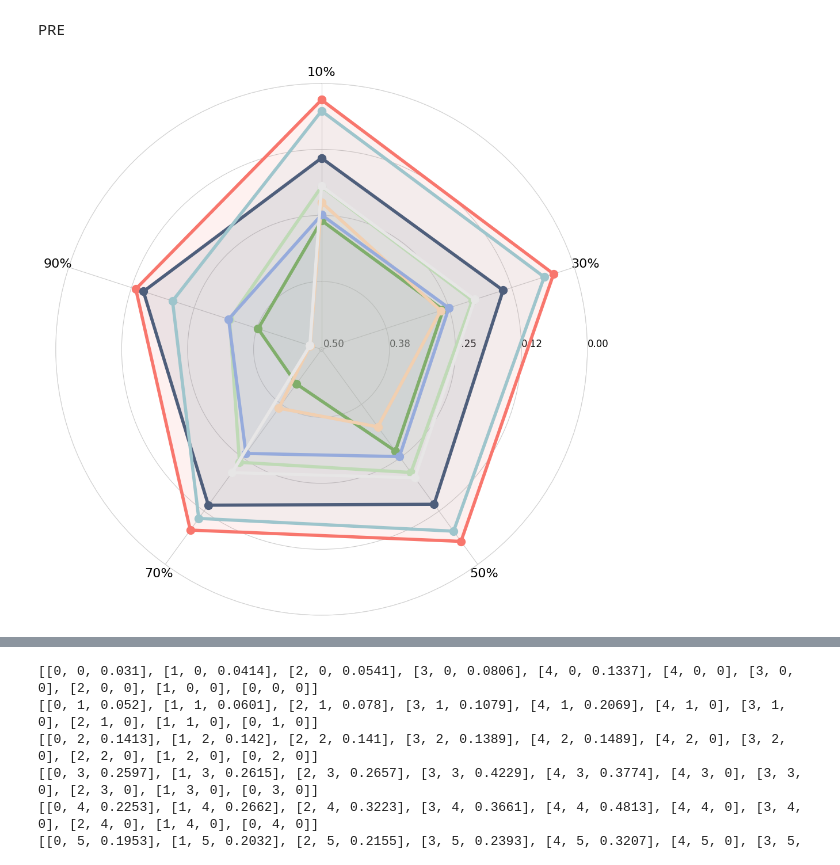
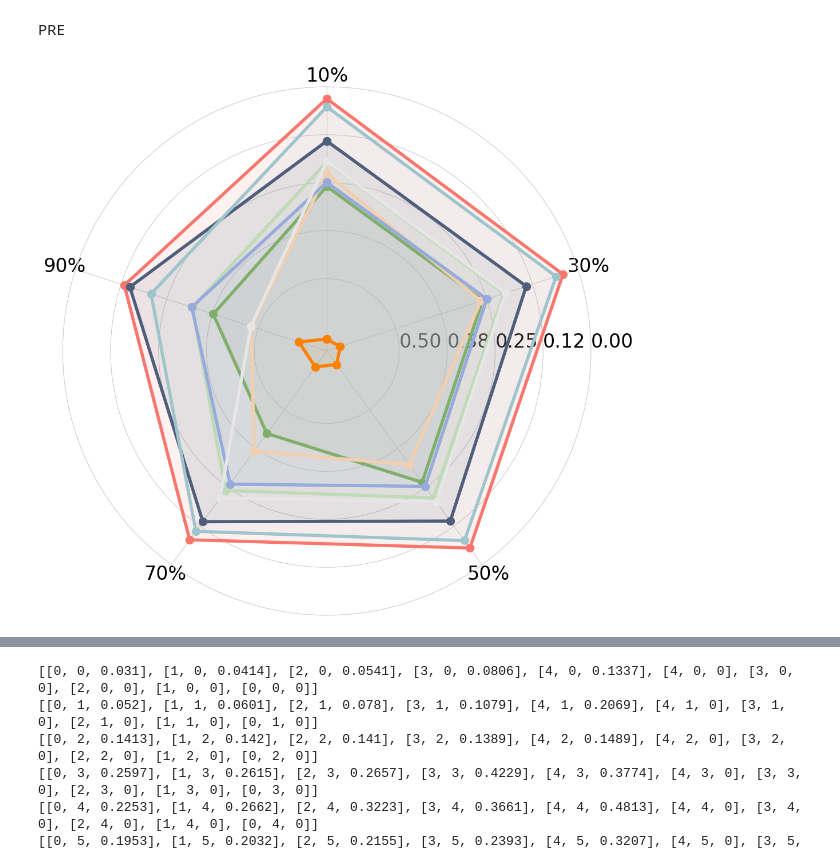
Before and after one commit to YangLabHKUST/STIMP, a Jupyter notebook: visualization/overall_performance.ipynb, the cells around one changed output, grey strips where cells are left out. Saved outputs shown, nothing was run; the diff lists cells and outputs as text; code cells hidden in the pictures.

Commit message:
visualization (MEXICO CHESAPEAKE)

```diff
--- a/visualization/overall_performance.ipynb
+++ b/visualization/overall_performance.ipynb
@@ -13,10 +13,11 @@ import matplotlib.ticker as mtick
 import requests
 sns.set_style("white")
 
-methods = ["Our", "CSDI",  "ImputeFormer", "Inpainter", "Lin-ITP", "MAE", "Slide Window", "TRMF"]
+methods = ["Our", "DINEOF", "CSDI",  "ImputeFormer", "Inpainter", "Lin-ITP", "MAE", "Slide Window", "TRMF"]
 metrics = ["10%", "30%", "50%", "70%", "90%"]
 value = np.array([
                   [0.0310, 0.0414, 0.0541, 0.0806, 0.1337],
+                  [0.6573, 0.6520, 0.6450, 0.6374, 0.6120],
                   [0.2597, 0.2615, 0.2657, 0.4229, 0.3774],
                   [0.1413, 0.1420, 0.1410, 0.1389, 0.1489],
                   [0.2253, 0.2662, 0.3223, 0.3661, 0.4813],
@@ -37,37 +38,37 @@ def plot_radar_chart(data, methods, title, metrics):
     ax.set_title(title, y=1.15, fontsize=20)
     ax.set_theta_zero_location("N")
     ax.set_theta_direction(-1)
     ax.set_rlabel_position(90)
 
     ax.spines["polar"].set_zorder(1)
     ax.spines["polar"].set_color("lightgrey")
 
-    color_palette = ["#F8766D", "#80AE6B", "#4E5E7B",  "#F1CFB0", "#BFDAB6", "#9EC5CC", "#96ABDC","#E7E6E6"]
+    color_palette = ["#F8766D", "#FC8002","#80AE6B", "#4E5E7B",  "#F1CFB0", "#BFDAB6", "#9EC5CC", "#96ABDC","#E7E6E6"]
     # color_palette = sns.color_palette()[:8]
 
 
     for i in range(data.shape[0]):
         values = data[i]
         values = np.concatenate([values, values[0][np.newaxis]], 0)
         ax.plot(theta, values, linewidth=4, linestyle="solid", label=methods[i], marker='o', markersize=10,color=color_palette[i%len(color_palette)])
         ax.fill(theta, values, alpha=0.10, color=color_palette[i % len(color_palette)])
 
 
-    plt.yticks(np.linspace(0.5, 0, 5), np.linspace(0.5, 0, 5).tolist(), color="black", size=12)
-    plt.xticks(theta[:-1], metrics, color="black", size=16)
+    plt.yticks(np.linspace(0.5, 0, 5), np.linspace(0.5, 0, 5).tolist(), color="black", size=24)
+    plt.xticks(theta[:-1], metrics, color="black", size=24)
     ax.yaxis.set_inverted(True)
     ax.yaxis.set_major_formatter(mtick.FormatStrFormatter('%.2f'))
     # plt.legend(loc="upper right", bbox_to_anchor=(1.3, 1.1))
     # plt.legend(loc="upper right", bbox_to_anchor=(1.05,1.05))
 
     return fig
 
 
 # Plot
 fig = plot_radar_chart(value, methods, title="", metrics=metrics)
 plt.show()
 # %% [output]
-[figure, old version]
+[figure, new version]
 # %%
 from matplotlib.ticker import MaxNLocator
 def plot_radar_chart(data, methods, title, metrics):
```
Also changed, not shown: parts of 9 cells of this notebook, 2 other files.
